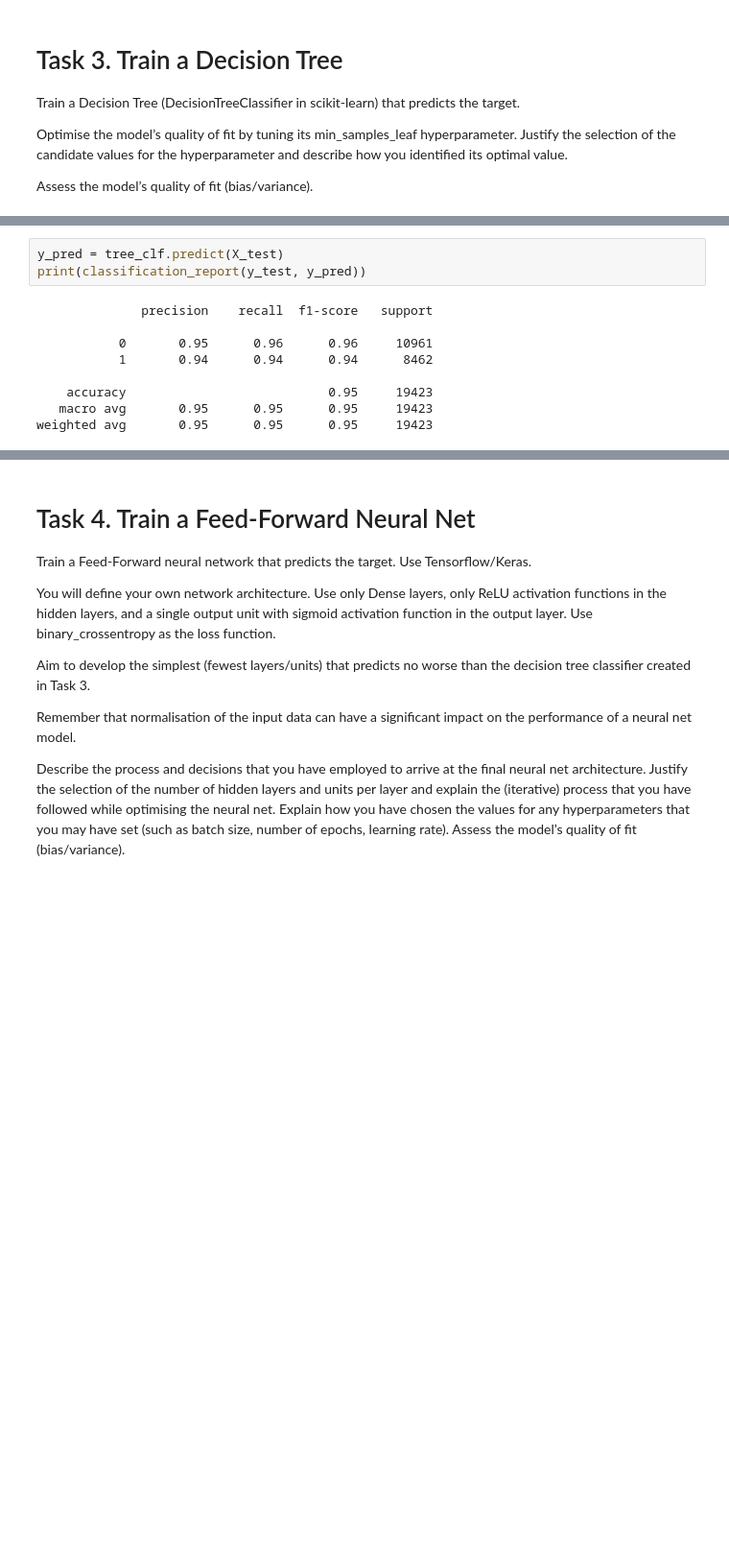
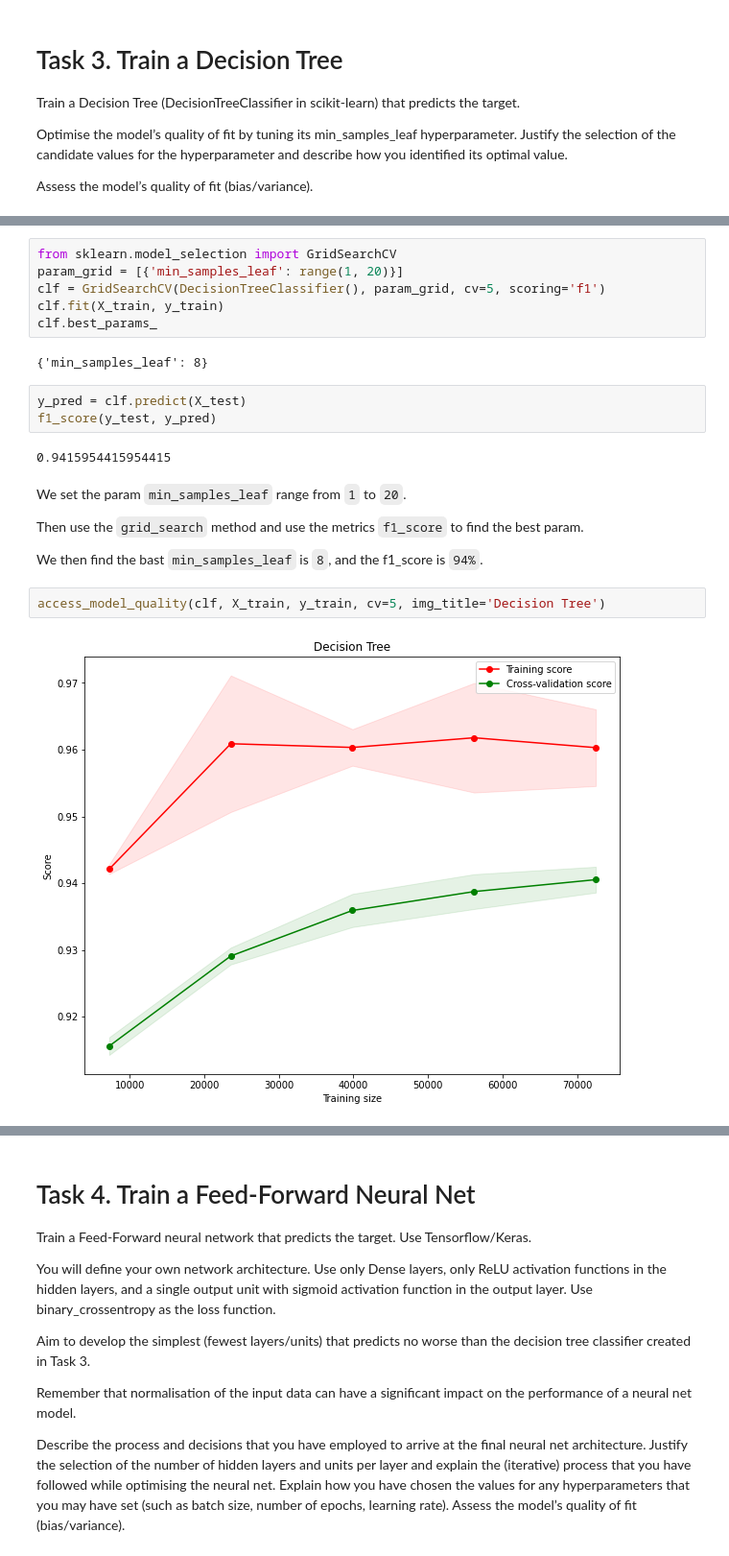
Before and after one commit to rwqzcq/COMP2019, a Jupyter notebook: main.ipynb, the cells around one changed output, grey strips where cells are left out. Shown: that part at 96% size. Drawn from its saved outputs; the diff is of its cells as text; blank space fills up the shorter version.

```diff
--- a/main.ipynb
+++ b/main.ipynb
@@ -113,12 +277,23 @@ DecisionTreeClassifier(min_samples_leaf=5)
+# %%
+from sklearn.model_selection import GridSearchCV
+param_grid = [{'min_samples_leaf': range(1, 20)}]
+clf = GridSearchCV(DecisionTreeClassifier(), param_grid, cv=5, scoring='f1')
+clf.fit(X_train, y_train)
+clf.best_params_
+# %% [output]
+{'min_samples_leaf': 8}
 # %%
-y_pred = tree_clf.predict(X_test)
-print(classification_report(y_test, y_pred))
+y_pred = clf.predict(X_test)
+f1_score(y_test, y_pred)
 # %% [output]
-              precision    recall  f1-score   support
-
-           0       0.95      0.96      0.96     10961
-           1       0.94      0.94      0.94      8462
-
-    accuracy                           0.95     19423
-   macro avg       0.95      0.95      0.95     19423
-weighted avg       0.95      0.95      0.95     19423
+0.9415954415954415
+# %% [markdown]
+We set the param `min_samples_leaf` range from `1` to `20`.
+
+Then use the `grid_search` method and use the metrics `f1_score` to find the best param.
+
+We then find the bast `min_samples_leaf` is `8`, and the f1_score is `94%`.
+# %%
+access_model_quality(clf, X_train, y_train, cv=5, img_title='Decision Tree')
+# %% [output]
+[figure, added]
```
Also changed, not shown: parts of 48 cells of this notebook, 1 other file.
